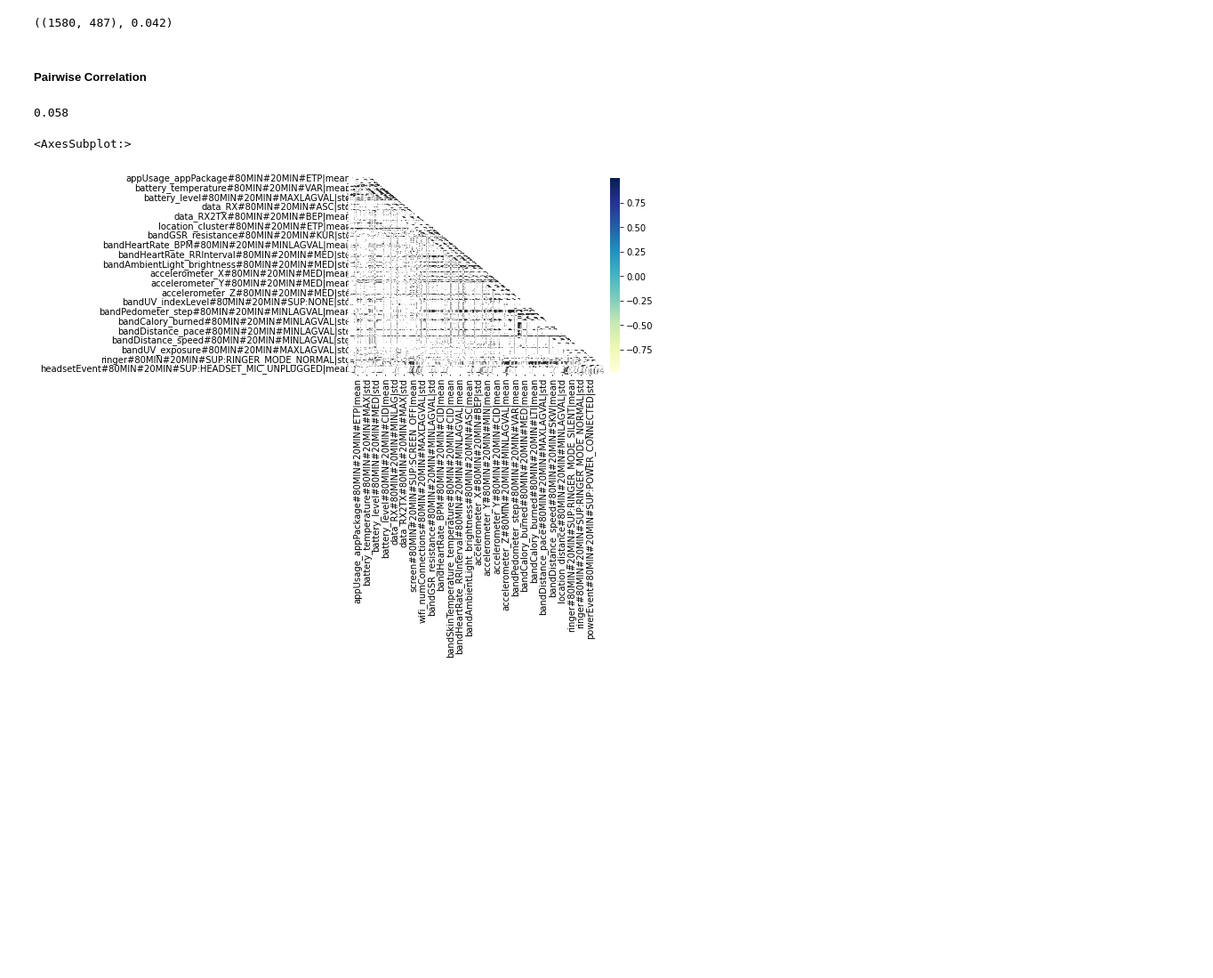
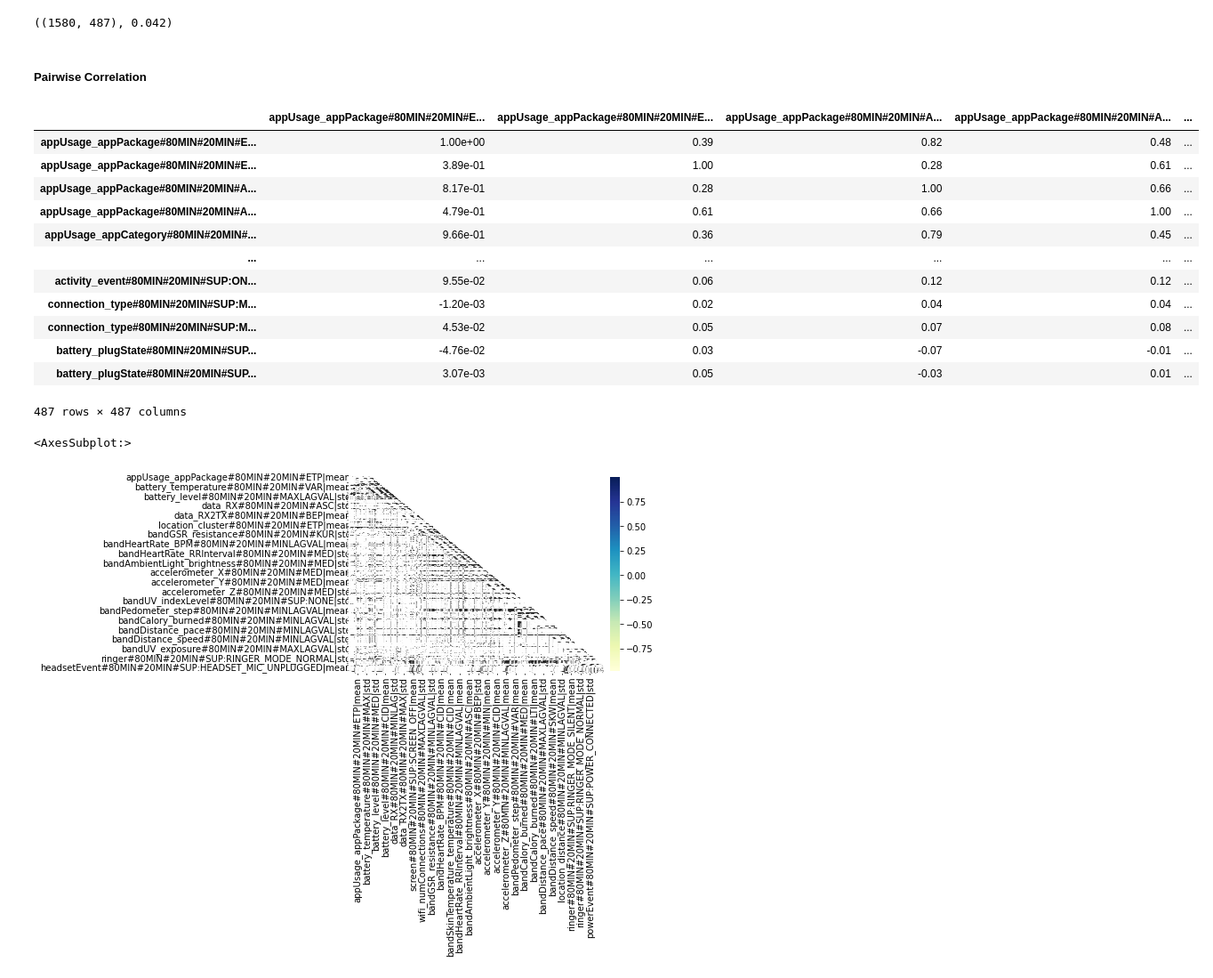
Before and after one commit to Jumabek/receptivity, a Jupyter notebook: analysis/Association Rule Mining.ipynb, the cells around one changed output. Shown at 89% size. Drawn from its saved outputs; the diff is of its cells as text; code cells hidden in the pictures; blank space fills up the shorter version.

```diff
--- a/analysis/Association Rule Mining.ipynb
+++ b/analysis/Association Rule Mining.ipynb
@@ -2068,9 +2068,24 @@ agg_feature_good_variance.shape, STD_cutoff_threshold
 # %%
 Matrix = agg_feature_good_variance_imputed.corr()
 # %%
-Matrix.mean().mean()
+
+pairwise_corr_tolerance =
+
+Matrix>
 # %% [output]
+|  | appUsage_appPackage#80MIN#20MIN#E... | appUsage_appPackage#80MIN#20MIN#E... | appUsage_appPackage#80MIN#20MIN#A... | appUsage_appPackage#80MIN#20MIN#A... | ... |
+| appUsage_appPackage#80MIN#20MIN#E... | 1.00e+00 | 0.39 | 0.82 | 0.48 | ... |
+| appUsage_appPackage#80MIN#20MIN#E... | 3.89e-01 | 1.00 | 0.28 | 0.61 | ... |
+| appUsage_appPackage#80MIN#20MIN#A... | 8.17e-01 | 0.28 | 1.00 | 0.66 | ... |
+| appUsage_appPackage#80MIN#20MIN#A... | 4.79e-01 | 0.61 | 0.66 | 1.00 | ... |
+| appUsage_appCategory#80MIN#20MIN#... | 9.66e-01 | 0.36 | 0.79 | 0.45 | ... |
+| ... | ... | ... | ... | ... | ... |
+| activity_event#80MIN#20MIN#SUP:ON... | 9.55e-02 | 0.06 | 0.12 | 0.12 | ... |
+| connection_type#80MIN#20MIN#SUP:M... | -1.20e-03 | 0.02 | 0.04 | 0.04 | ... |
+| connection_type#80MIN#20MIN#SUP:M... | 4.53e-02 | 0.05 | 0.07 | 0.08 | ... |
+| battery_plugState#80MIN#20MIN#SUP... | -4.76e-02 | 0.03 | -0.07 | -0.01 | ... |
+| battery_plugState#80MIN#20MIN#SUP... | 3.07e-03 | 0.05 | -0.03 | 0.01 | ... |
-0.058
+487 rows × 487 columns
 # %%
 pd.set_option("display.precision", 2)
 import seaborn as sns
```
